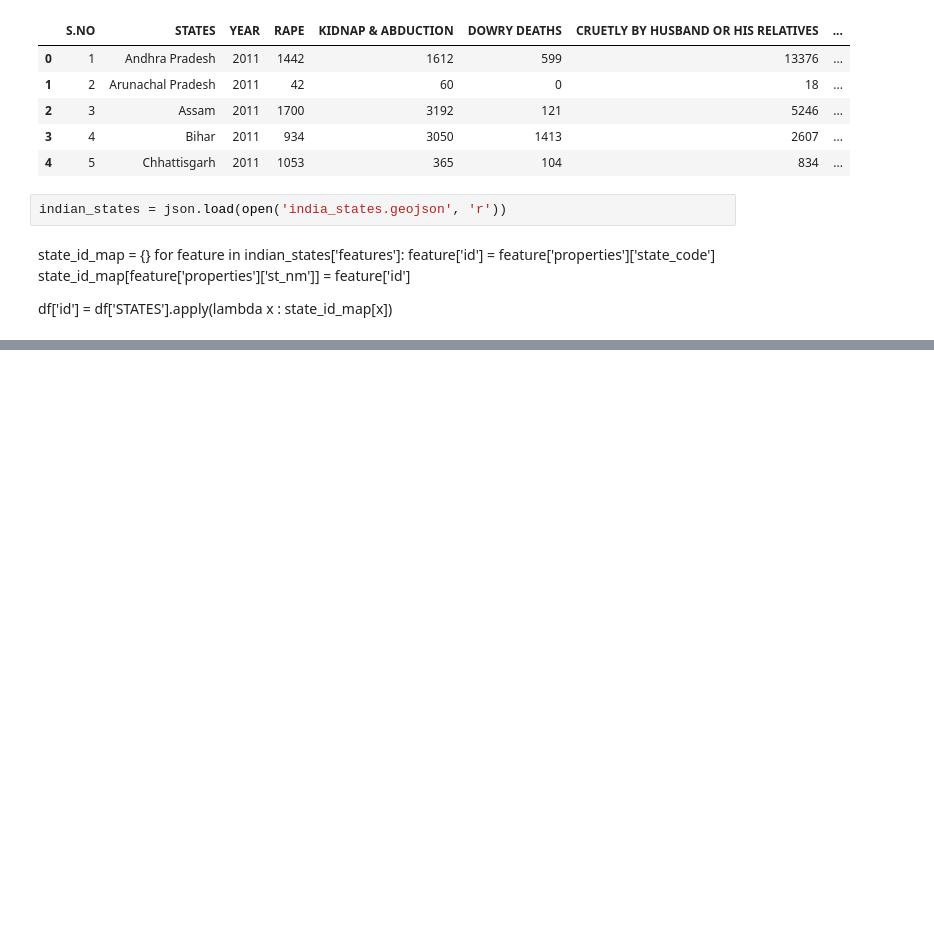
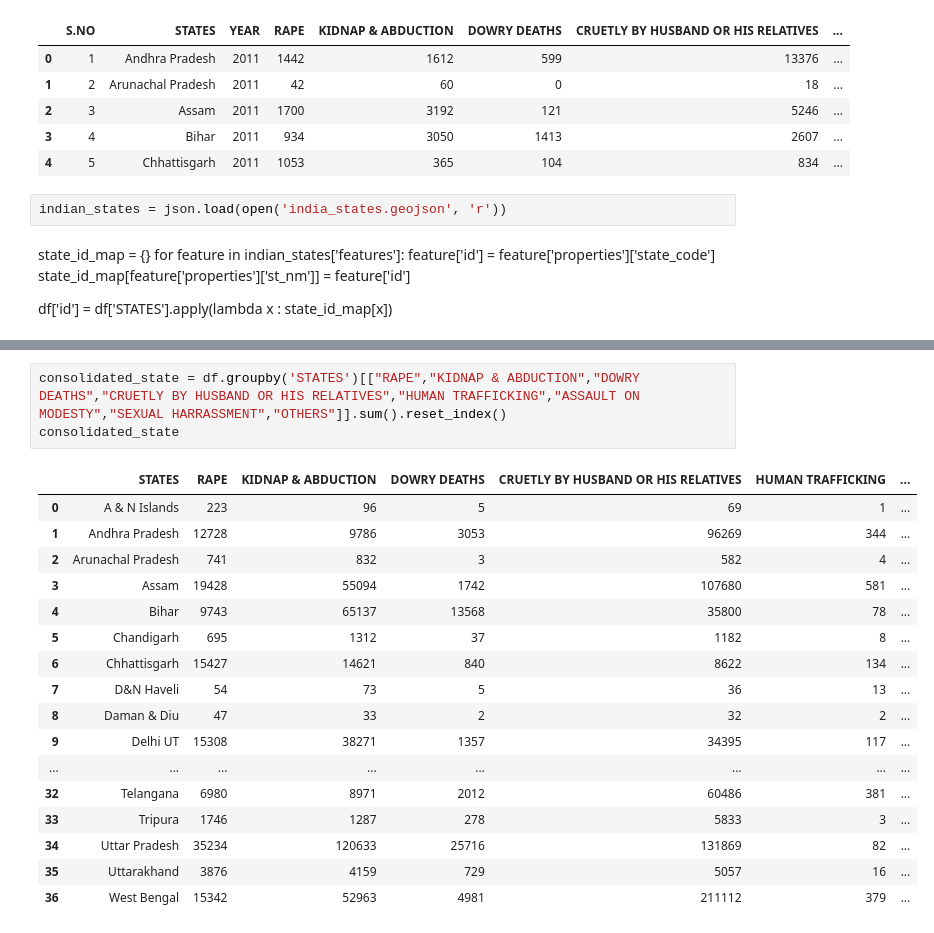
Before and after one commit to sweetcurryice/Crimes_Against_Women_Data_Science_Dashboard, a Jupyter notebook: eda.ipynb, the cells around one changed output, grey strips where cells are left out. Cells and saved outputs as stored; diff of their text form; blank space fills up the shorter version.

```diff
--- a/eda.ipynb
+++ b/eda.ipynb
@@ -53,3 +53,24 @@ df[df["YEAR"] == 2019]
 | 321 | 34 | Delhi UT | 2019 | 1253 | 3672 | 116 | 3792 | ... |
 | 322 | 35 | Lakshadweep | 2019 | 0 | 0 | 0 | 0 | ... |
 | 323 | 36 | Puducherry | 2019 | 10 | 0 | 0 | 8 | ... |
+# %%
+consolidated_state = df.groupby('STATES')[["RAPE","KIDNAP & ABDUCTION","DOWRY DEATHS","CRUETLY BY HUSBAND OR HIS RELATIVES","HUMAN TRAFFICKING","ASSAULT ON MODESTY","SEXUAL HARRASSMENT","OTHERS"]].sum().reset_index()
+consolidated_state
+# %% [output]
+|  | STATES | RAPE | KIDNAP & ABDUCTION | DOWRY DEATHS | CRUETLY BY HUSBAND OR HIS RELATIVES | HUMAN TRAFFICKING | ... |
+| 0 | A & N Islands | 223 | 96 | 5 | 69 | 1 | ... |
+| 1 | Andhra Pradesh | 12728 | 9786 | 3053 | 96269 | 344 | ... |
+| 2 | Arunachal Pradesh | 741 | 832 | 3 | 582 | 4 | ... |
+| 3 | Assam | 19428 | 55094 | 1742 | 107680 | 581 | ... |
+| 4 | Bihar | 9743 | 65137 | 13568 | 35800 | 78 | ... |
+| 5 | Chandigarh | 695 | 1312 | 37 | 1182 | 8 | ... |
+| 6 | Chhattisgarh | 15427 | 14621 | 840 | 8622 | 134 | ... |
+| 7 | D&N Haveli | 54 | 73 | 5 | 36 | 13 | ... |
+| 8 | Daman & Diu | 47 | 33 | 2 | 32 | 2 | ... |
+| 9 | Delhi UT | 15308 | 38271 | 1357 | 34395 | 117 | ... |
+| ... | ... | ... | ... | ... | ... | ... | ... |
+| 32 | Telangana | 6980 | 8971 | 2012 | 60486 | 381 | ... |
+| 33 | Tripura | 1746 | 1287 | 278 | 5833 | 3 | ... |
+| 34 | Uttar Pradesh | 35234 | 120633 | 25716 | 131869 | 82 | ... |
+| 35 | Uttarakhand | 3876 | 4159 | 729 | 5057 | 16 | ... |
+| 36 | West Bengal | 15342 | 52963 | 4981 | 211112 | 379 | ... |
```
Also changed, not shown: parts of 14 cells of this notebook, 3 other files.
